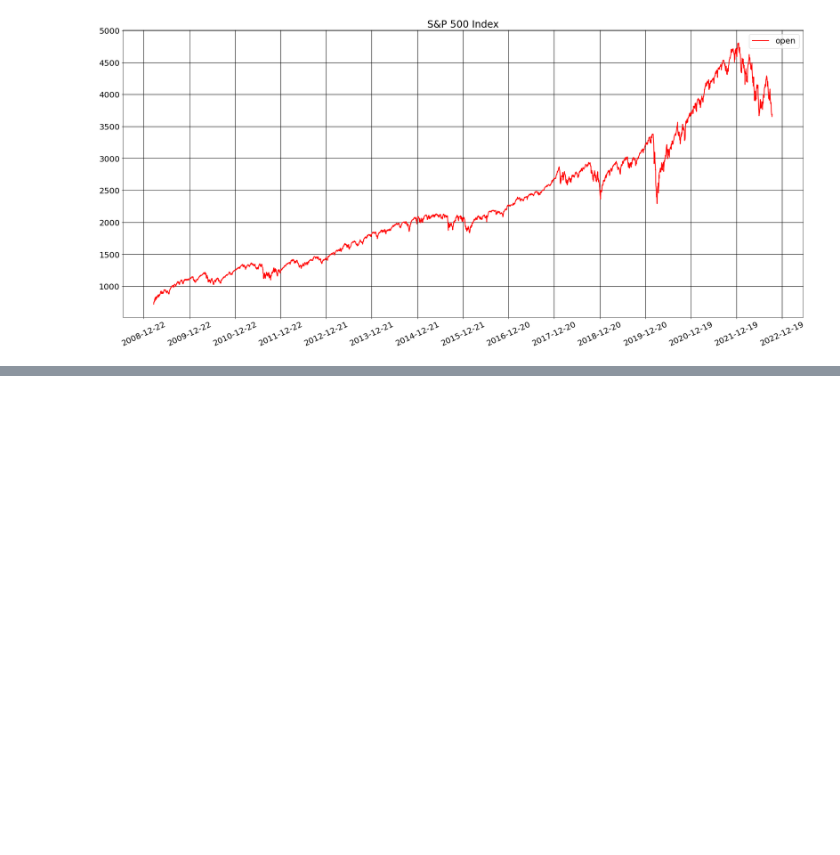
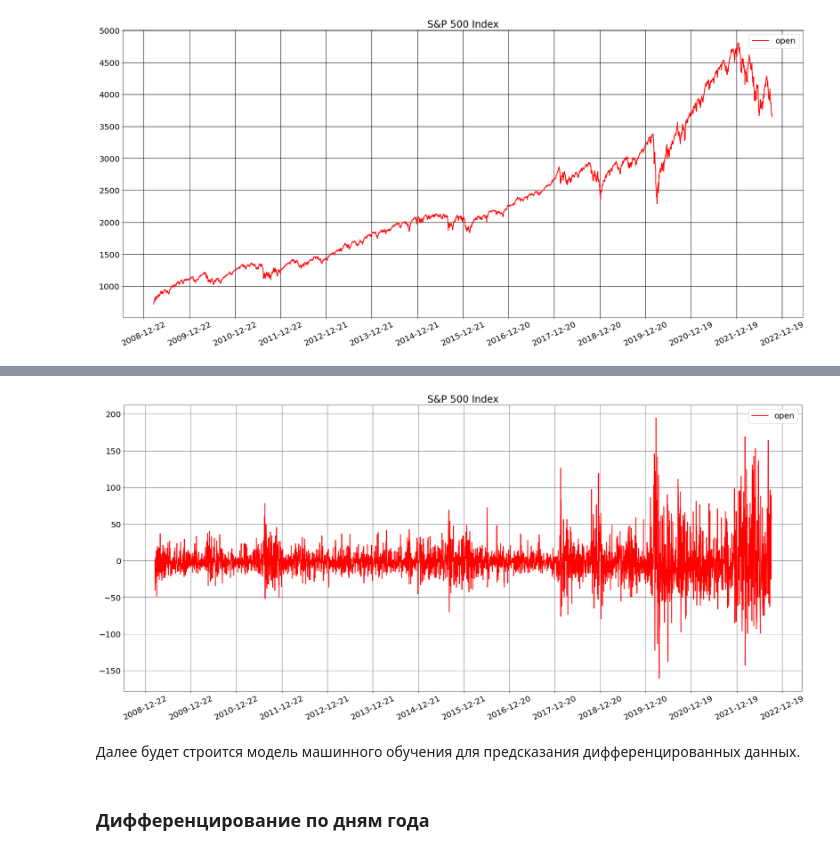
Before and after one commit to ChingisBadmaev/s_and_p_500_index_analysis, a Jupyter notebook: analysis.ipynb, the cells around one changed output, grey strips where cells are left out. Drawn from its saved outputs; the diff is of its cells as text; code cells hidden in the pictures; blank space fills up the shorter version.

```diff
--- a/analysis.ipynb
+++ b/analysis.ipynb
@@ -180,0 +137,4 @@ memory usage: 309.4 KB
+# %%
+# Добавим значения в начале и удалим значения в конце, чтобы все недели временного ряды были полными.
+data_actual = data[data['date'] >= '2009-03-09'][data['date'] <= '2022-09-23']
+print(data_actual.head(), data_actual.tail())
@@ -180,0 +181,4 @@ memory usage: 309.4 KB
+# %%
+diff_days = pd.DataFrame({'difference': diff_days})
+diff_days['date'] = data_actual['date']
+diff_days
@@ -180,0 +199,27 @@ memory usage: 309.4 KB
+# %%
+plt.rcParams['font.size'] = '20'
+fig, ax = plt.subplots()
+
+ax.plot(diff_days['date'], diff_days['difference'], 'r', linewidth=2, label='real')
+
+ax.grid(color = 'black',    #  цвет линий
+        linewidth = 0.5,    #  толщина
+        linestyle = '-')    #  начертание
+
+
+plt.gca().xaxis.set_major_locator(ticker.MultipleLocator(365))  # интервал написания значений оси OX
+plt.gca().yaxis.set_major_locator(ticker.MultipleLocator(50))  # интервал написания значений оси OY
+plt.xticks(rotation=25)
+
+fig.set_figwidth(30)
+fig.set_figheight(13)
+
+plt.title("S&P 500 Index")
+plt.legend(pd.DataFrame(data.open))
+plt.show()
+# %% [output]
+[figure, added]
+# %% [markdown]
+Далее будет строится модель машинного обучения для предсказания дифференцированных данных.
+# %% [markdown]
+### Дифференцирование по дням года
```
Also changed, not shown: parts of 20 cells of this notebook.
